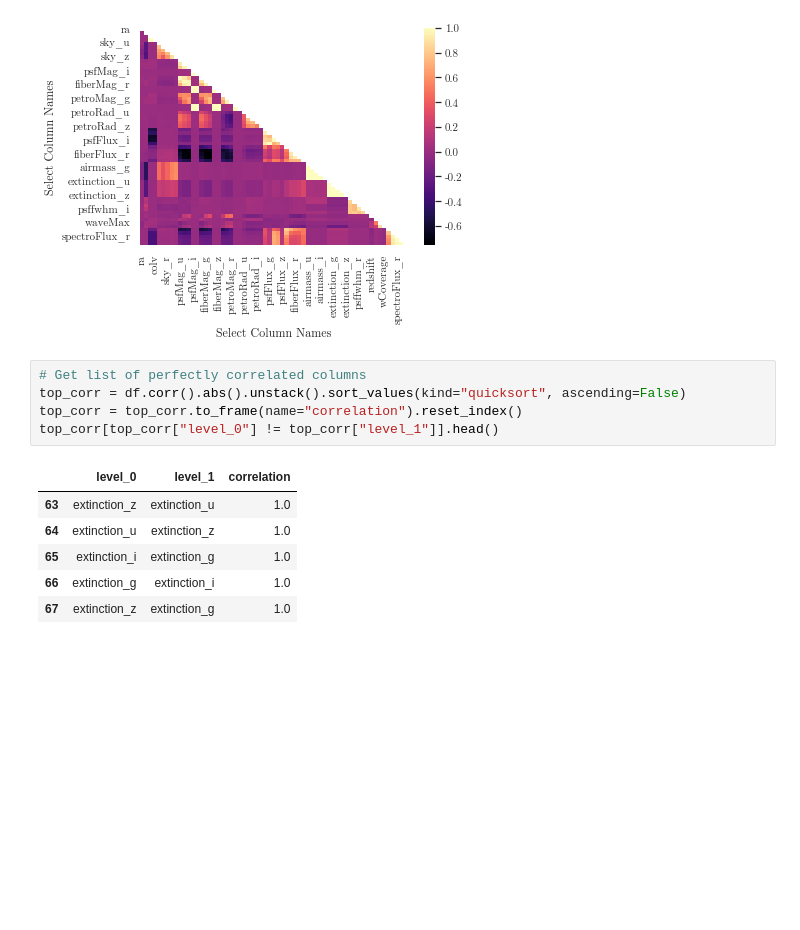
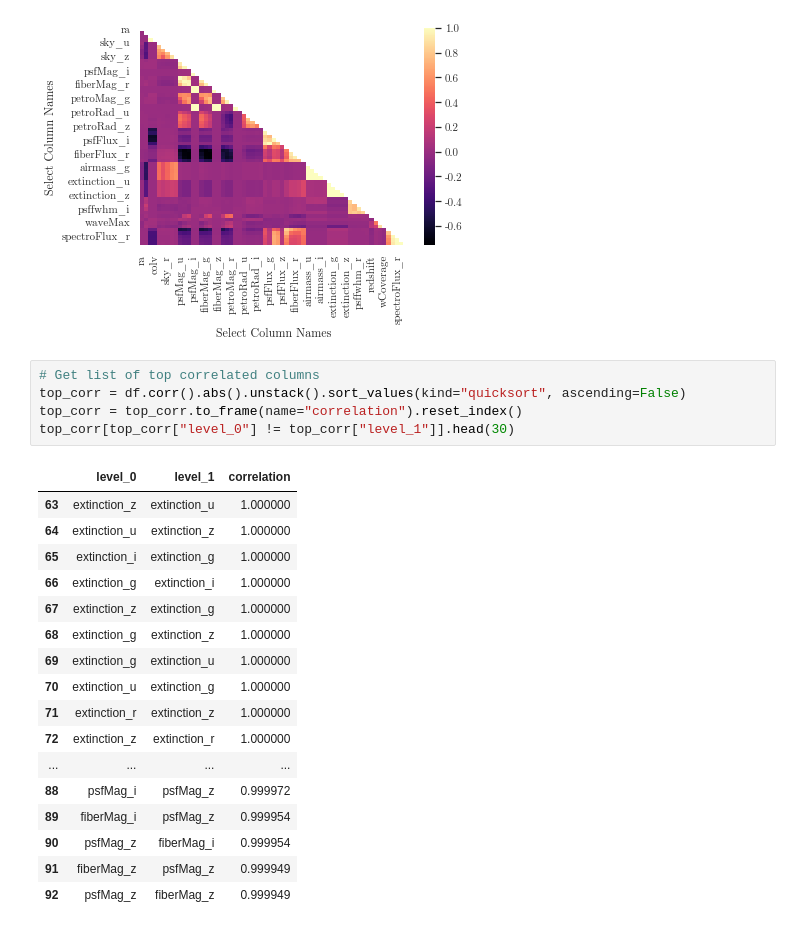
Before and after one commit to rapsoj/sml-practical, a Jupyter notebook: 1-DataExploration.ipynb, the cells around one changed output. Cells and saved outputs as stored; diff of their text form; blank space fills up the shorter version.

```diff
--- a/1-DataExploration.ipynb
+++ b/1-DataExploration.ipynb
@@ -159,14 +195,25 @@ fig.savefig("correlation.png", dpi=1200, bbox_inches="tight")
 # %% [output]
 [figure]
 # %%
-# Get list of perfectly correlated columns
+# Get list of top correlated columns
 top_corr = df.corr().abs().unstack().sort_values(kind="quicksort", ascending=False)
 top_corr = top_corr.to_frame(name="correlation").reset_index()
-top_corr[top_corr["level_0"] != top_corr["level_1"]].head()
+top_corr[top_corr["level_0"] != top_corr["level_1"]].head(30)
 # %% [output]
 |  | level_0 | level_1 | correlation |
-| 63 | extinction_z | extinction_u | 1.0 |
-| 64 | extinction_u | extinction_z | 1.0 |
-| 65 | extinction_i | extinction_g | 1.0 |
-| 66 | extinction_g | extinction_i | 1.0 |
-| 67 | extinction_z | extinction_g | 1.0 |
+| 63 | extinction_z | extinction_u | 1.000000 |
+| 64 | extinction_u | extinction_z | 1.000000 |
+| 65 | extinction_i | extinction_g | 1.000000 |
+| 66 | extinction_g | extinction_i | 1.000000 |
+| 67 | extinction_z | extinction_g | 1.000000 |
+| 68 | extinction_g | extinction_z | 1.000000 |
+| 69 | extinction_g | extinction_u | 1.000000 |
+| 70 | extinction_u | extinction_g | 1.000000 |
+| 71 | extinction_r | extinction_z | 1.000000 |
+| 72 | extinction_z | extinction_r | 1.000000 |
+| ... | ... | ... | ... |
+| 88 | psfMag_i | psfMag_z | 0.999972 |
+| 89 | fiberMag_i | psfMag_z | 0.999954 |
+| 90 | psfMag_z | fiberMag_i | 0.999954 |
+| 91 | fiberMag_z | psfMag_z | 0.999949 |
+| 92 | psfMag_z | fiberMag_z | 0.999949 |
```
Also changed, not shown: parts of 2 cells of this notebook.
